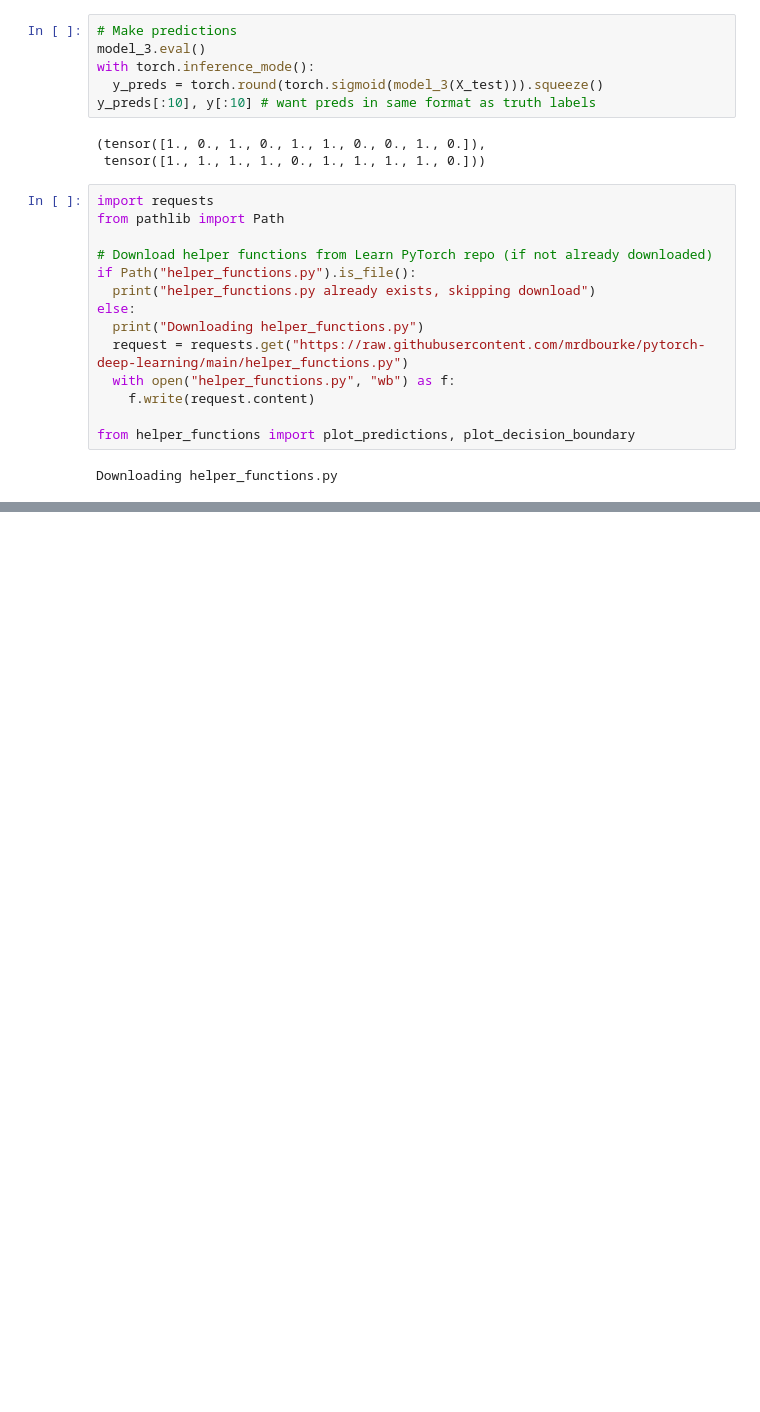
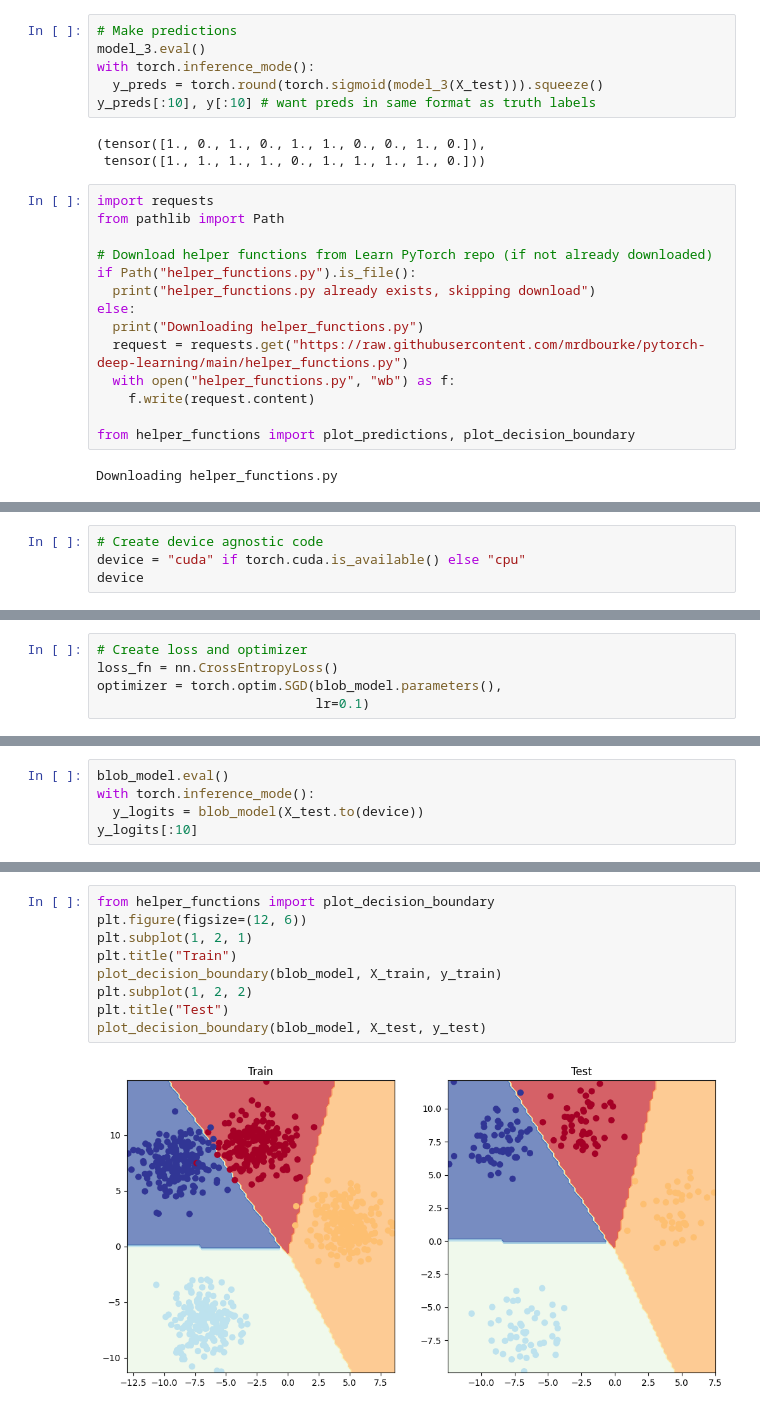
Before and after one commit to rishabh-bhattad/pytorch_walkthrough, a Jupyter notebook: )2_pytorch_nn_non_linear_classification.ipynb, the cells around one changed output, grey strips where cells are left out. Saved outputs shown, nothing was run; the diff lists cells and outputs as text; blank space fills up the shorter version.

```diff
--- a/)2_pytorch_nn_non_linear_classification.ipynb
+++ b/)2_pytorch_nn_non_linear_classification.ipynb
@@ -184,0 +234,4 @@ plot_decision_boundary(model_3, X_test, y_test) # model_3 = has non-linearity
+# %%
+# Create device agnostic code
+device = "cuda" if torch.cuda.is_available() else "cpu"
+device
@@ -184,0 +284,5 @@ plot_decision_boundary(model_3, X_test, y_test) # model_3 = has non-linearity
+# %%
+# Create loss and optimizer
+loss_fn = nn.CrossEntropyLoss()
+optimizer = torch.optim.SGD(blob_model.parameters(),
+                            lr=0.1)
@@ -184,0 +291,5 @@ plot_decision_boundary(model_3, X_test, y_test) # model_3 = has non-linearity
+# %%
+blob_model.eval()
+with torch.inference_mode():
+  y_logits = blob_model(X_test.to(device))
+y_logits[:10]
@@ -184,0 +440,11 @@ plot_decision_boundary(model_3, X_test, y_test) # model_3 = has non-linearity
+# %%
+from helper_functions import plot_decision_boundary
+plt.figure(figsize=(12, 6))
+plt.subplot(1, 2, 1)
+plt.title("Train")
+plot_decision_boundary(blob_model, X_train, y_train)
+plt.subplot(1, 2, 2)
+plt.title("Test")
+plot_decision_boundary(blob_model, X_test, y_test)
+# %% [output]
+[figure, added]
```
Also changed, not shown: parts of 24 cells of this notebook.
